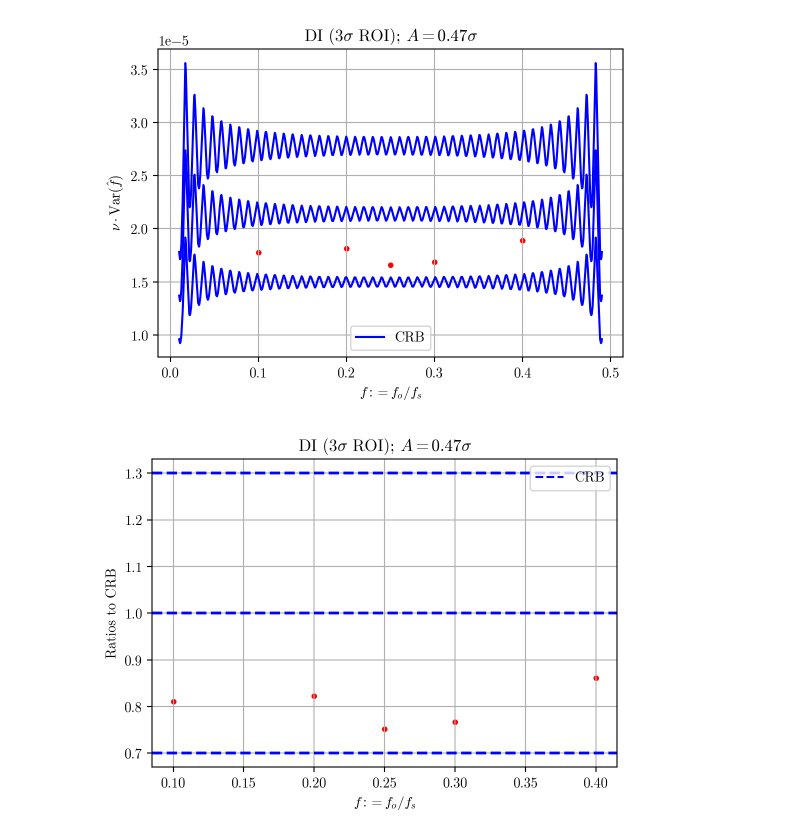
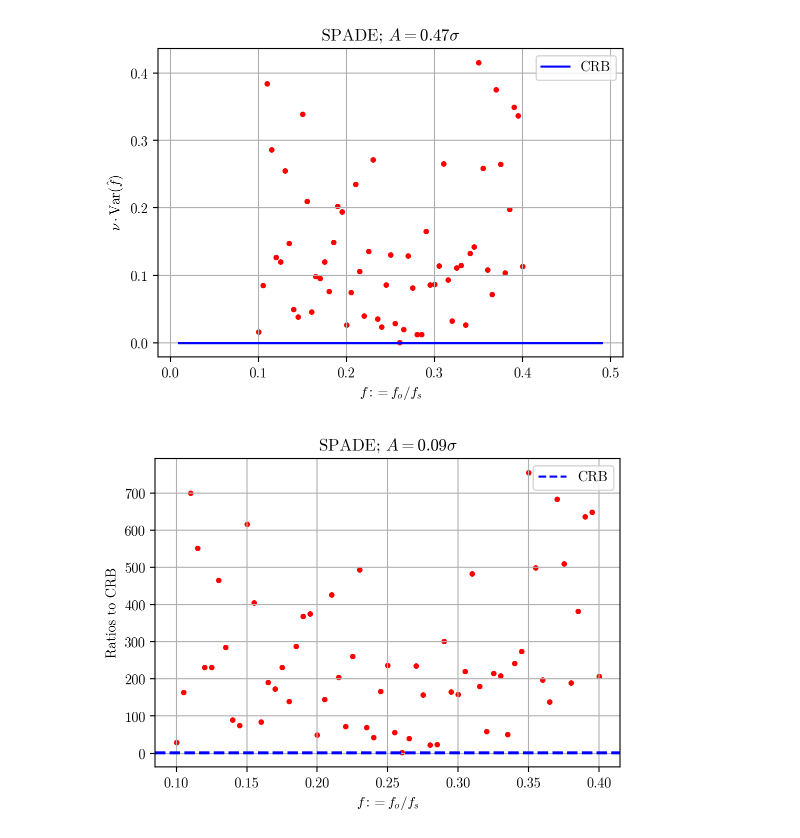
Before and after one commit to huchaoning/freqest-draft, a Jupyter notebook: plot.ipynb, the cells around one changed output. Cells and saved outputs as stored; diff of their text form; code cells hidden in the pictures.

```diff
--- a/plot.ipynb
+++ b/plot.ipynb
@@ -16,28 +16,30 @@ file_tree = [
     # '/Volumes/nvmeOFwiz/raw/estimates/10.22/spade*',
 
     # r'C:\Users\Administrator\Desktop\11.2\estimates\di*',
-    r'C:\Users\Administrator\Desktop\11.2\estimates\3sigma\di*'
+    # r'C:\Users\Administrator\Desktop\11.2\estimates\3sigma\di*'
+
+    r'F:\__estimates__\20241104\spade*',
 ]
 # %%
 x_axis = np.linspace(0, 0.5, 1000)[20: -20]
 A = 5 * DMD.PIXEL_SIZE / 2
 
 plot(x_axis, FIM_CRB().crb_list(A, x_axis), 'b', label='CRB')
 plot(x_axis, 0.7 * FIM_CRB().crb_list(A, x_axis), 'b')
 plot(x_axis, 1.3 * FIM_CRB().crb_list(A, x_axis), 'b')
 
 for file in file_tree:
     for f in glob(file):
         c = LoadEstimates(f)
         scatter(c.metadata.ground_truth, c.frequency_estmates.var(ddof=1) * c.photons.mean(), marker='.', c='r')
 
 
 plt.xlabel(r'$f := f_o / f_s$')
 plt.ylabel(r'$\nu\cdot{\rm Var}(\hat f)$')
-plt.title(rf'DI (3$\sigma$ ROI); $A = {np.round(5 * DMD.PIXEL_SIZE / 2 / 103, 2)}\sigma$')
+plt.title(rf'SPADE; $A = {np.round(5 * DMD.PIXEL_SIZE / 2 / 103, 2)}\sigma$')
 plt.show()
 # %% [output]
-[figure, old version]
+[figure, new version]
 # %%
 for file in file_tree:
     for f in glob(file):
@@ -55,7 +57,7 @@ plot([], [], 'b--', label='CRB')
 
 plt.xlabel(r'$f := f_o / f_s$')
 plt.ylabel(r'Ratios to CRB')
-plt.title(rf'DI (3$\sigma$ ROI); $A = {np.round(5 * DMD.PIXEL_SIZE / 2 / 103, 2)}\sigma$')
+plt.title(rf'SPADE; $A = {np.round(1 * DMD.PIXEL_SIZE / 2 / 103, 2)}\sigma$')
 plt.show()
 # %% [output]
-[figure, old version]
+[figure, new version]
```
Also changed, not shown: 3 other files.
